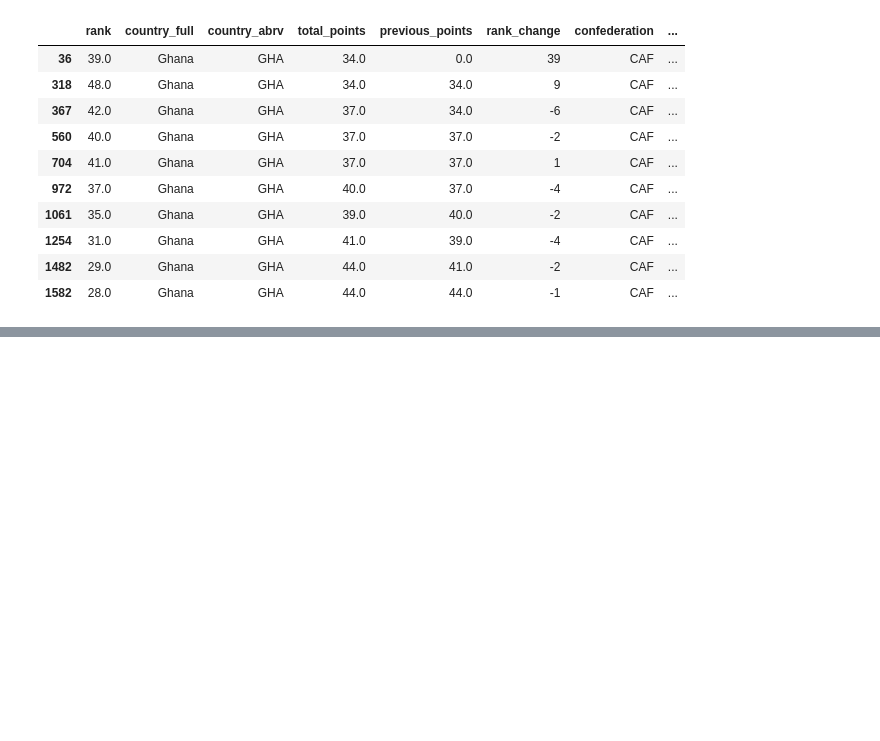
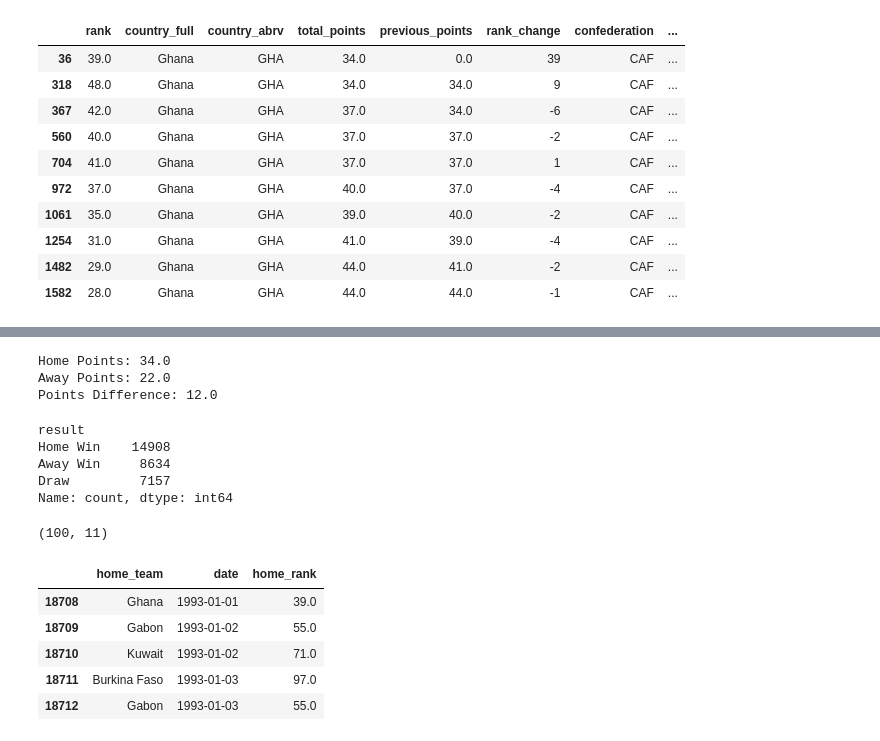
Before and after one commit to saurabh12nxf/Football_prediction, a Jupyter notebook: fifa_predictor/notebooks/01_eda.ipynb, the cells around one changed output, grey strips where cells are left out. Drawn from its saved outputs; the diff is of its cells as text; code cells hidden in the pictures; blank space fills up the shorter version.

```diff
--- a/fifa_predictor/notebooks/01_eda.ipynb
+++ b/fifa_predictor/notebooks/01_eda.ipynb
@@ -479,0 +608,53 @@ rankings[rankings["country_full"] == "Ghana"].head(10)
+# %%
+home_points = get_team_points(
+    sample_match["home_team"],
+    sample_match["date"]
+)
+
+away_points = get_team_points(
+    sample_match["away_team"],
+    sample_match["date"]
+)
+
+points_difference = home_points - away_points
+
+print("Home Points:", home_points)
+print("Away Points:", away_points)
+print("Points Difference:", points_difference)
+# %% [output]
+Home Points: 34.0
+Away Points: 22.0
+Points Difference: 12.0
+# %%
+matches_ranked["result"].value_counts()
+# %% [output]
+result
+Home Win    14908
+Away Win     8634
+Draw         7157
+Name: count, dtype: int64
+# %%
+sample_matches = matches_ranked.head(100).copy()
+
+print(sample_matches.shape)
+# %% [output]
+(100, 11)
+# %%
+sample_matches["home_rank"] = sample_matches.apply(
+    lambda row: get_team_rank(
+        row["home_team"],
+        row["date"]
+    ),
+    axis=1
+)
+
+sample_matches[
+    ["home_team", "date", "home_rank"]
+].head()
+# %% [output]
+|  | home_team | date | home_rank |
+| 18708 | Ghana | 1993-01-01 | 39.0 |
+| 18709 | Gabon | 1993-01-02 | 55.0 |
+| 18710 | Kuwait | 1993-01-02 | 71.0 |
+| 18711 | Burkina Faso | 1993-01-03 | 97.0 |
+| 18712 | Gabon | 1993-01-03 | 55.0 |
```
Also changed, not shown: parts of 14 cells of this notebook.
